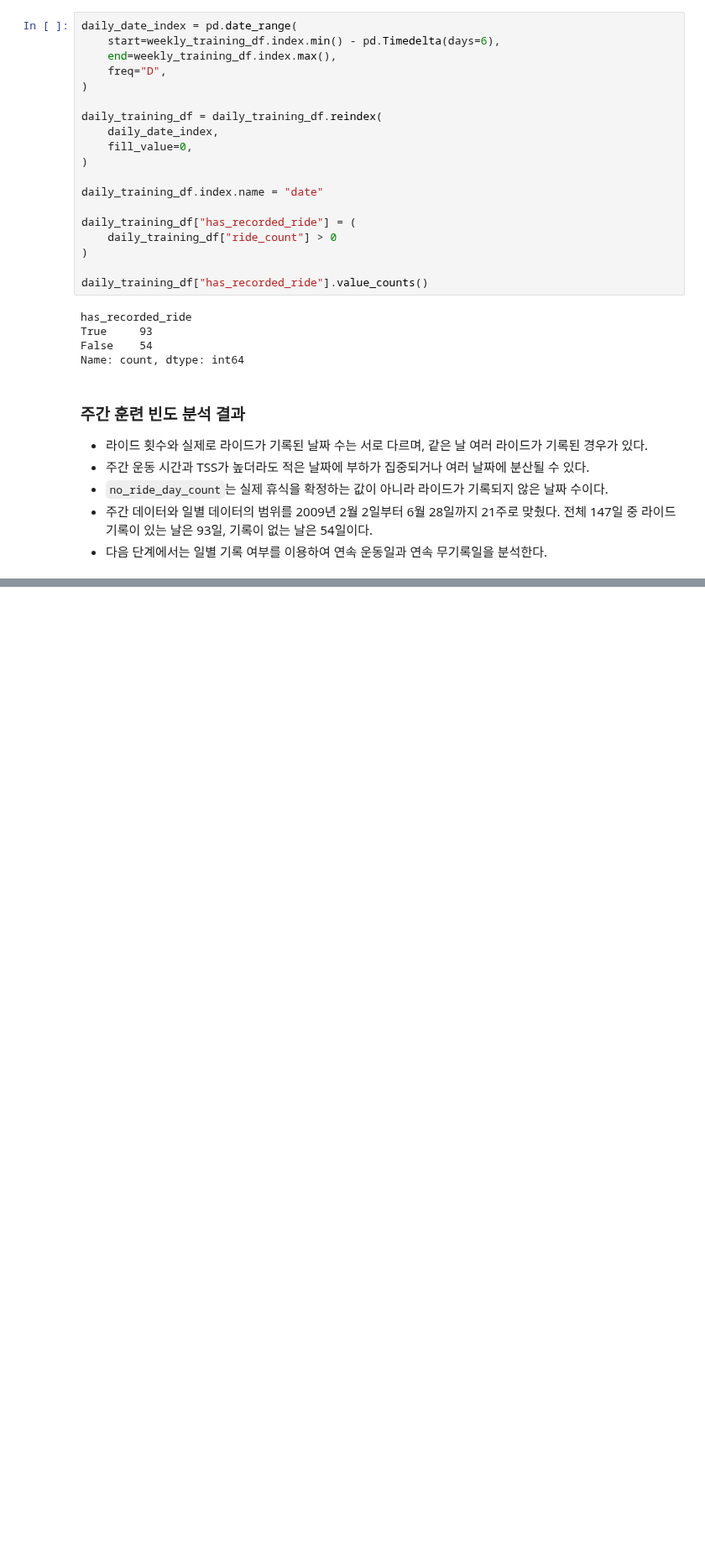
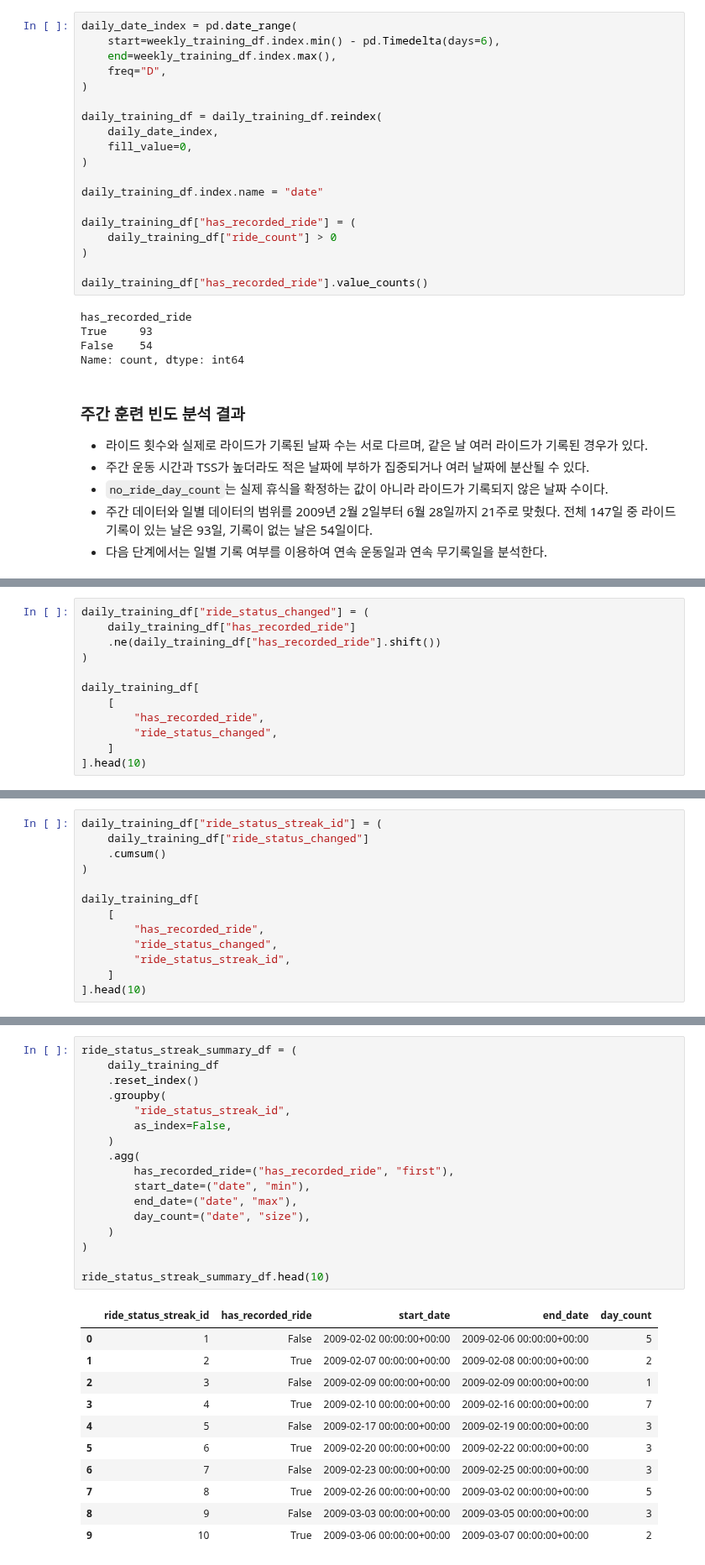
Before and after one commit to jhh0107gsc-hub/cycling, a Jupyter notebook: notebooks/02_training_trends.ipynb, the cells around one changed output, grey strips where cells are left out. Shown at 84% size. Drawn from its saved outputs; the diff is of its cells as text; blank space fills up the shorter version.

Commit message:
Group consecutive ride and no-ride days

```diff
--- a/notebooks/02_training_trends.ipynb
+++ b/notebooks/02_training_trends.ipynb
@@ -756,0 +761,12 @@ Name: count, dtype: int64
+# %%
+daily_training_df["ride_status_changed"] = (
+    daily_training_df["has_recorded_ride"]
+    .ne(daily_training_df["has_recorded_ride"].shift())
+)
+
+daily_training_df[
+    [
+        "has_recorded_ride",
+        "ride_status_changed",
+    ]
+].head(10)
@@ -756,0 +786,13 @@ Name: count, dtype: int64
+# %%
+daily_training_df["ride_status_streak_id"] = (
+    daily_training_df["ride_status_changed"]
+    .cumsum()
+)
+
+daily_training_df[
+    [
+        "has_recorded_ride",
+        "ride_status_changed",
+        "ride_status_streak_id",
+    ]
+].head(10)
@@ -756,0 +812,29 @@ Name: count, dtype: int64
+# %%
+ride_status_streak_summary_df = (
+    daily_training_df
+    .reset_index()
+    .groupby(
+        "ride_status_streak_id",
+        as_index=False,
+    )
+    .agg(
+        has_recorded_ride=("has_recorded_ride", "first"),
+        start_date=("date", "min"),
+        end_date=("date", "max"),
+        day_count=("date", "size"),
+    )
+)
+
+ride_status_streak_summary_df.head(10)
+# %% [output]
+|  | ride_status_streak_id | has_recorded_ride | start_date | end_date | day_count |
+| 0 | 1 | False | 2009-02-02 00:00:00+00:00 | 2009-02-06 00:00:00+00:00 | 5 |
+| 1 | 2 | True | 2009-02-07 00:00:00+00:00 | 2009-02-08 00:00:00+00:00 | 2 |
+| 2 | 3 | False | 2009-02-09 00:00:00+00:00 | 2009-02-09 00:00:00+00:00 | 1 |
+| 3 | 4 | True | 2009-02-10 00:00:00+00:00 | 2009-02-16 00:00:00+00:00 | 7 |
+| 4 | 5 | False | 2009-02-17 00:00:00+00:00 | 2009-02-19 00:00:00+00:00 | 3 |
+| 5 | 6 | True | 2009-02-20 00:00:00+00:00 | 2009-02-22 00:00:00+00:00 | 3 |
+| 6 | 7 | False | 2009-02-23 00:00:00+00:00 | 2009-02-25 00:00:00+00:00 | 3 |
+| 7 | 8 | True | 2009-02-26 00:00:00+00:00 | 2009-03-02 00:00:00+00:00 | 5 |
+| 8 | 9 | False | 2009-03-03 00:00:00+00:00 | 2009-03-05 00:00:00+00:00 | 3 |
+| 9 | 10 | True | 2009-03-06 00:00:00+00:00 | 2009-03-07 00:00:00+00:00 | 2 |
```
Also changed, not shown: parts of 4 cells of this notebook.
